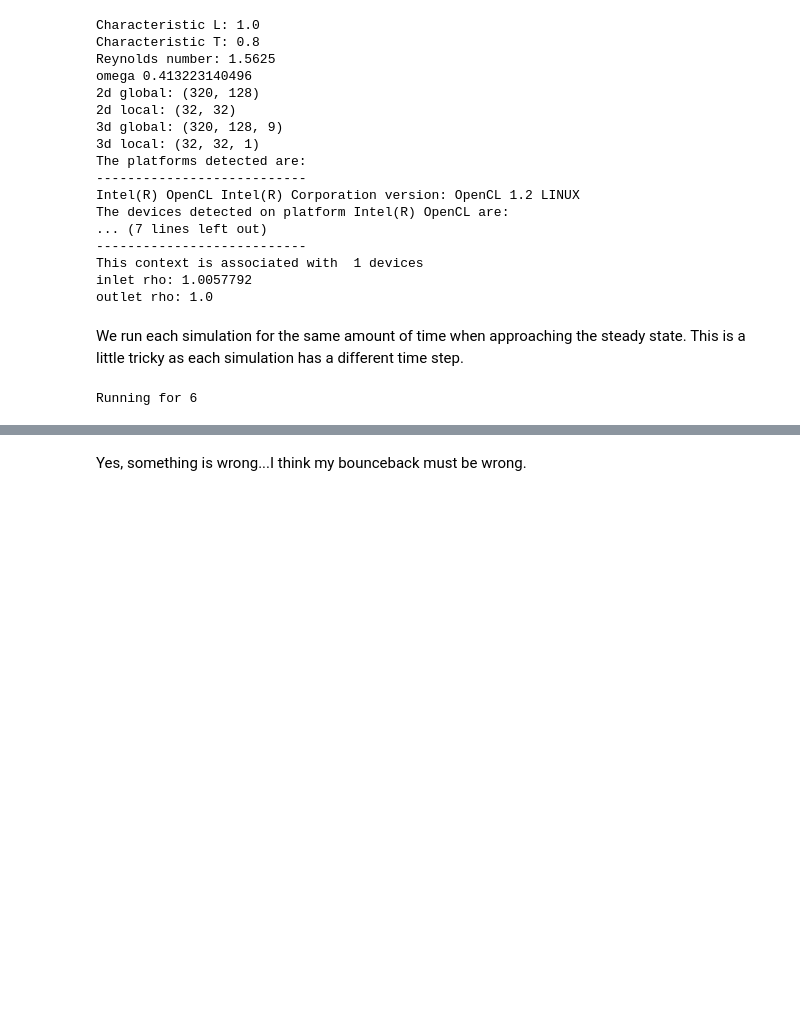
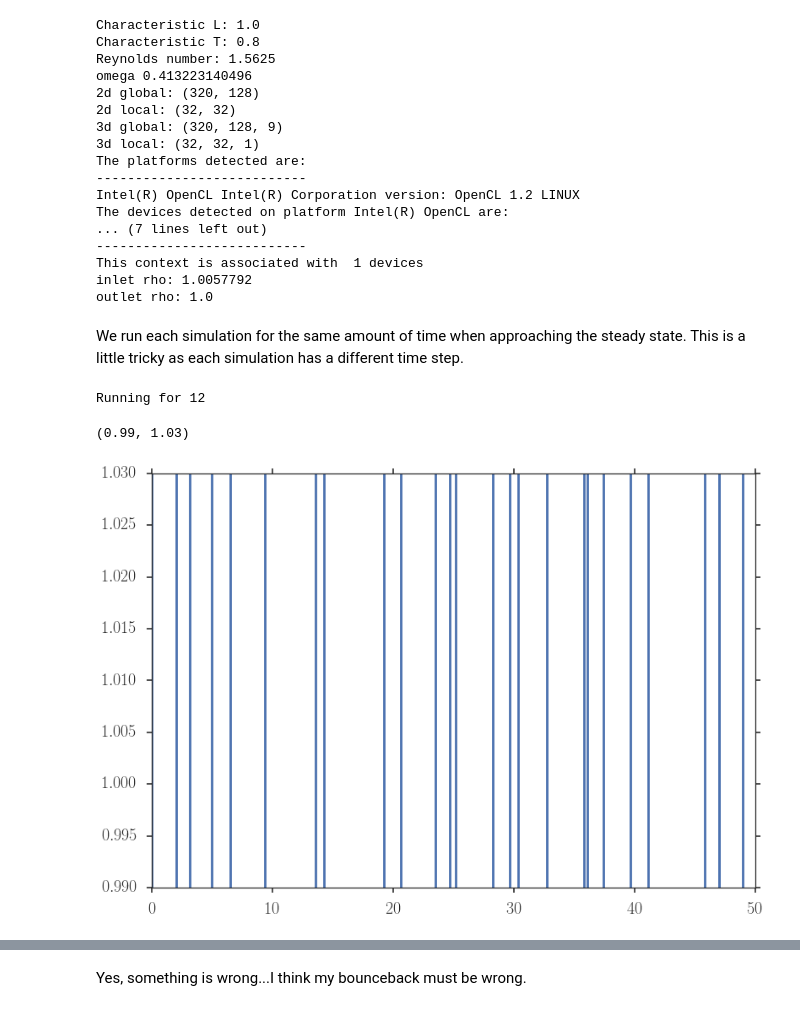
Before and after one commit to latticeboltzmann/2d-lb, a Jupyter notebook: docs/opencl_dimensionless_verification.ipynb, the cells around one changed output, grey strips where cells are left out. Drawn from its saved outputs; the diff is of its cells as text; code cells hidden in the pictures; blank space fills up the shorter version.

```diff
--- a/docs/opencl_dimensionless_verification.ipynb
+++ b/docs/opencl_dimensionless_verification.ipynb
@@ -127,12 +147,8 @@ outlet rho: 1.0
 # %% [markdown]
 We run each simulation for the same amount of time when approaching the steady state. This is a little tricky as each simulation has a different time step.
 # %%
-time_to_run = .01 # dimensionless time
+time_to_run = .005 # dimensionless time
 num_steps = int(time_to_run/sim0.delta_t)
-print 'Running for', num_steps
-sim0.run(num_steps)
-# %% [output]
-Running for 6
 # %%
 fields = sim0.get_nondim_fields()
 u_test = fields['u'].T
@@ -139,0 +158,4 @@ rho_test = fields['rho'].T
+# %%
+print 'Running for', num_steps
+# %% [output]
+Running for 12
@@ -139,0 +170,7 @@ rho_test = fields['rho'].T
+# %%
+plt.plot(rho_test[:, 0], ls='-', marker='.')
+
+plt.ylim(.99, 1.03)
+# %% [output]
+(0.99, 1.03)
+[figure, added]
```
Also changed, not shown: parts of 7 cells of this notebook, 1 other file.
